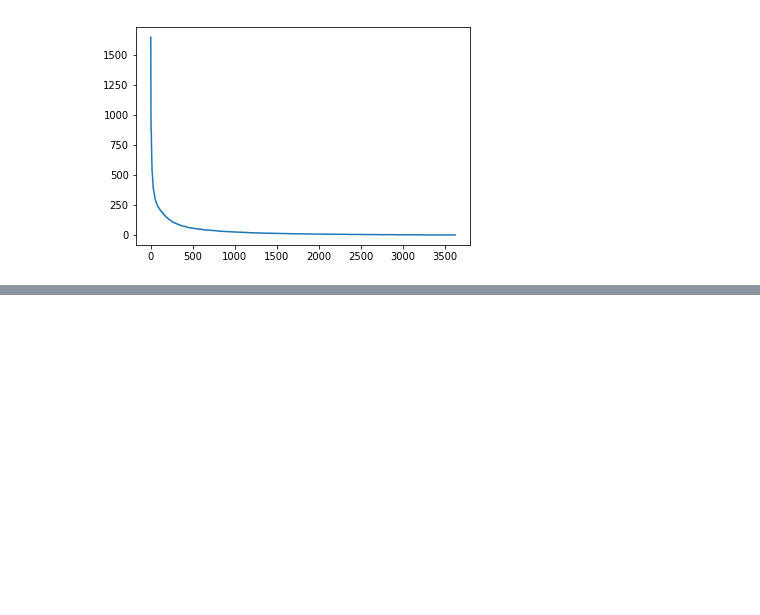
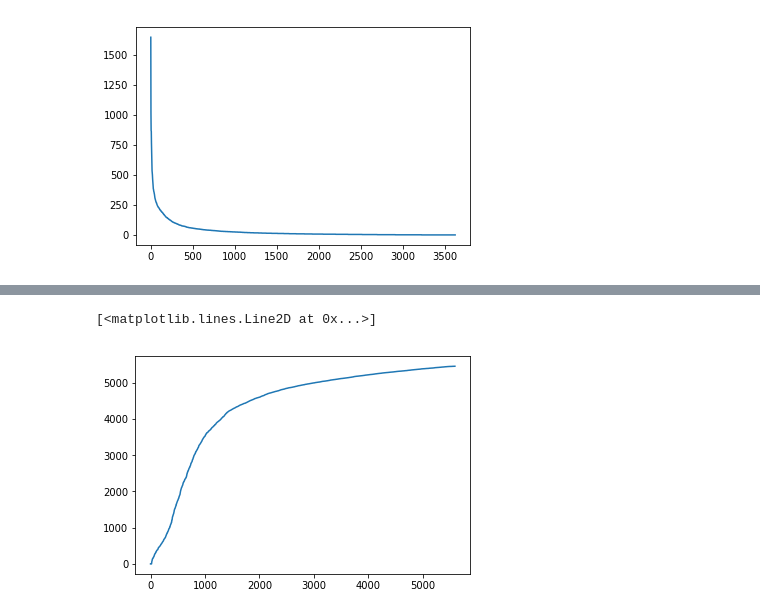
Before and after one commit to emeriles/sna-famaf, a Jupyter notebook: notebook/eda/src_Exploratory_visualization_corrected.ipynb, the cells around one changed output, grey strips where cells are left out. Drawn from its saved outputs; the diff is of its cells as text; code cells hidden in the pictures; blank space fills up the shorter version.

Commit message:
added features and neighbours counts plotting on eda notebooks

```diff
--- a/notebook/eda/src_Exploratory_visualization_corrected.ipynb
+++ b/notebook/eda/src_Exploratory_visualization_corrected.ipynb
@@ -682,0 +685,34 @@ plt.plot(x_s, y_s)
+# %%
+import networkx as nx
+
+NX_GRAPH_PATH = '../../data/graphs/subgraph_new_downloaded.gpickle'
+
+def load_nx_graph():
+    return nx.read_gpickle(NX_GRAPH_PATH)
+
+def get_level2_neighbours(user_id):
+    """
+    An ordered list of up to level-2 neighbours is created
+    (followed and their followed)
+    """
+    g = load_nx_graph()
+    uid = str(user_id)
+
+    neighbourhood = set(list(g.successors(uid)))
+
+    for nid in g.successors(uid):
+        neighbourhood.update(g.successors(nid))
+
+    # Remove None elements and own user (TODO: see why this happens)
+    neighbour_users = [u_id for u_id in neighbourhood if u_id and u_id != user_id]
+    # print(neighbour_users[5:])
+
+    return neighbour_users
+
+g = load_nx_graph()
+users = list(g.nodes)
+counts = [0] * len(g.nodes)
+for i, u in enumerate(users):
+    n_counts = len(get_level2_neighbours(u))
+    counts[i] = n_counts
+counts
@@ -682,0 +737,12 @@ plt.plot(x_s, y_s)
+# %%
+counts.sort()
+values = counts
+x_s = range(len(values))
+y_s = values
+plt.plot(x_s, y_s)
+# CANTIDAD DE VECINOS EN EJE Y (level2neighbours)
+# USUARIOS NUMERADOS DEL 0 AL ~5400.
+# ordenados por cantidades de vecinos
+# %% [output]
+[<matplotlib.lines.Line2D at 0x...>]
+[figure, added]
```
Also changed, not shown: parts of 2 cells of this notebook.
